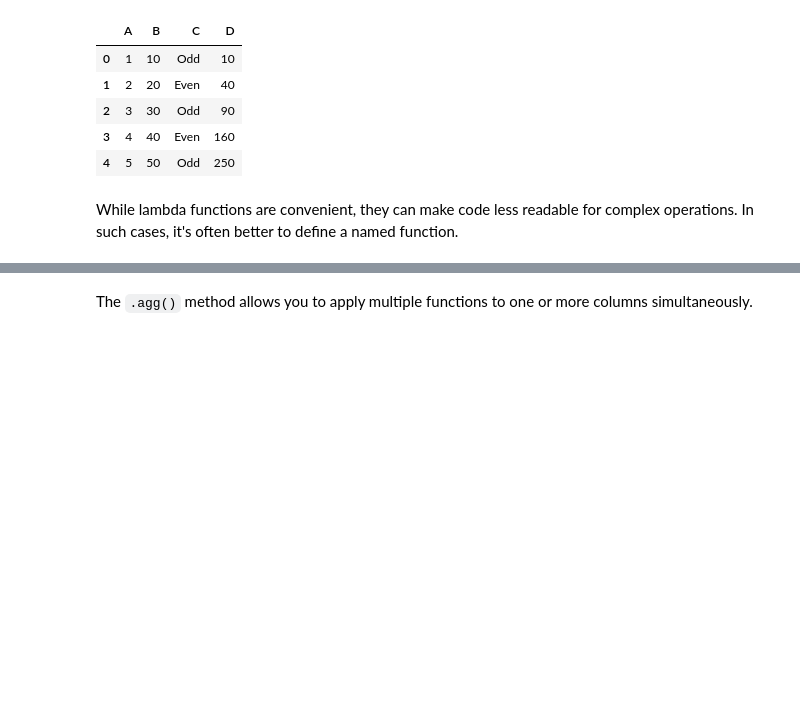
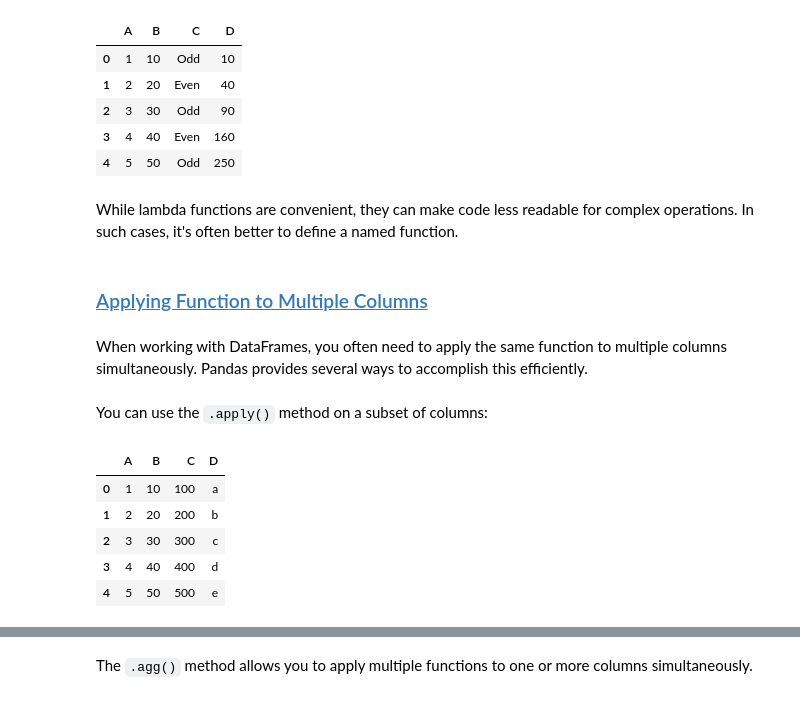
Before and after one commit to pytopia/Data-Processing-for-ML, a Jupyter notebook: Lectures/04 Pandas Fundamentals/06 Applying Functions to Series and DataFrames.ipynb, the cells around one changed output, grey strips where cells are left out. Cells and saved outputs as stored; diff of their text form; code cells hidden in the pictures; blank space fills up the shorter version.

```diff
--- a/Lectures/04 Pandas Fundamentals/06 Applying Functions to Series and DataFrames.ipynb
+++ b/Lectures/04 Pandas Fundamentals/06 Applying Functions to Series and DataFrames.ipynb
@@ -498,3 +513,25 @@ df
 | 4 | 5 | 50 | Odd | 250 |
 # %% [markdown]
 While lambda functions are convenient, they can make code less readable for complex operations. In such cases, it's often better to define a named function.
+# %% [markdown]
+### <a id='toc3_3_'></a>[Applying Function to Multiple Columns](#toc0_)
+# %% [markdown]
+When working with DataFrames, you often need to apply the same function to multiple columns simultaneously. Pandas provides several ways to accomplish this efficiently.
+# %% [markdown]
+You can use the `.apply()` method on a subset of columns:
+# %%
+# Create a sample DataFrame
+df = pd.DataFrame({
+    'A': [1, 2, 3, 4, 5],
+    'B': [10, 20, 30, 40, 50],
+    'C': [100, 200, 300, 400, 500],
+    'D': ['a', 'b', 'c', 'd', 'e']
+})
+df
+# %% [output]
+|  | A | B | C | D |
+| 0 | 1 | 10 | 100 | a |
+| 1 | 2 | 20 | 200 | b |
+| 2 | 3 | 30 | 300 | c |
+| 3 | 4 | 40 | 400 | d |
+| 4 | 5 | 50 | 500 | e |
```
Also changed, not shown: parts of 26 cells of this notebook, 9 other files.
